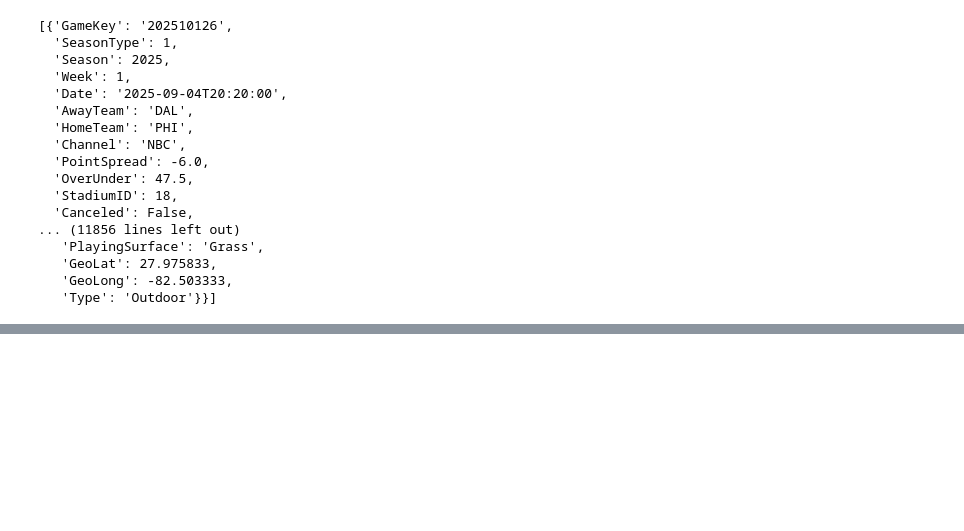
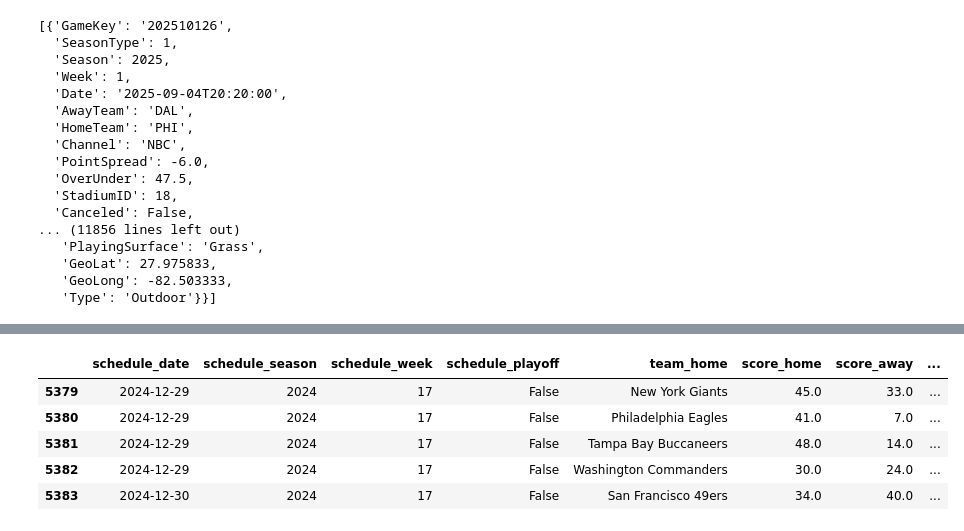
Before and after one commit to slimseidl/DataScience, a Jupyter notebook: FinalProject/Project.ipynb, the cells around one changed output, grey strips where cells are left out. Drawn from its saved outputs; the diff is of its cells as text; code cells hidden in the pictures; blank space fills up the shorter version.

```diff
--- a/FinalProject/Project.ipynb
+++ b/FinalProject/Project.ipynb
@@ -121,0 +160,4 @@ scores_bets["team_home"].nunique()
+# %%
+scores_bets["LongName"] = scores_bets["team_home"]
+# %%
+scores_bets["schedule_date"] = pd.to_datetime(scores_bets["schedule_date"])
@@ -121,0 +186,13 @@ scores_bets["team_home"].nunique()
+# %%
+scores_bets = scores_bets[scores_bets["schedule_date"].dt.year > 2010]
+# %%
+scores_bets = scores_bets[scores_bets["schedule_date"].dt.year < 2025]
+# %%
+scores_bets.tail()
+# %% [output]
+|  | schedule_date | schedule_season | schedule_week | schedule_playoff | team_home | score_home | score_away | ... |
+| 5379 | 2024-12-29 | 2024 | 17 | False | New York Giants | 45.0 | 33.0 | ... |
+| 5380 | 2024-12-29 | 2024 | 17 | False | Philadelphia Eagles | 41.0 | 7.0 | ... |
+| 5381 | 2024-12-29 | 2024 | 17 | False | Tampa Bay Buccaneers | 48.0 | 14.0 | ... |
+| 5382 | 2024-12-29 | 2024 | 17 | False | Washington Commanders | 30.0 | 24.0 | ... |
+| 5383 | 2024-12-30 | 2024 | 17 | False | San Francisco 49ers | 34.0 | 40.0 | ... |
```
Also changed, not shown: parts of 46 cells of this notebook, 4 other files.
